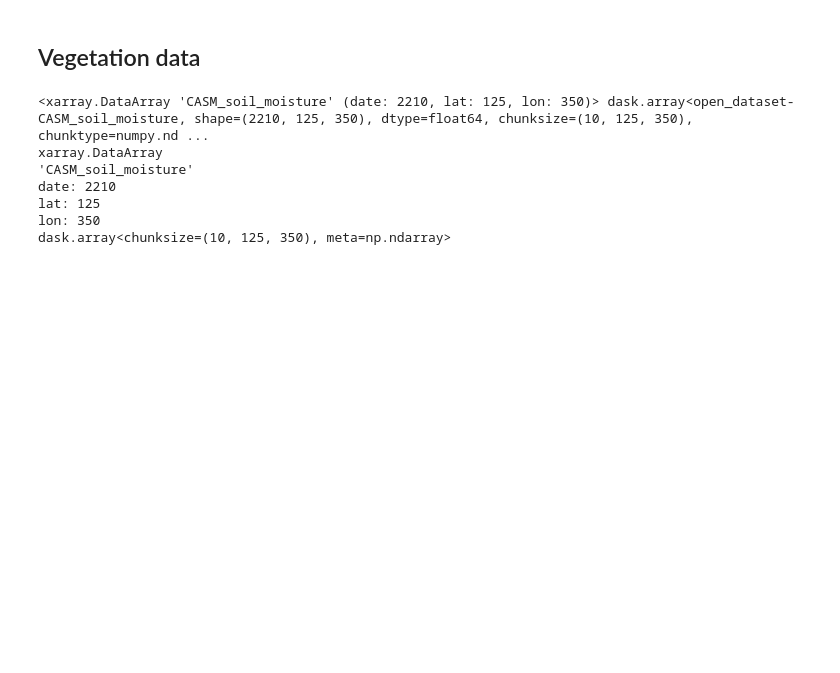
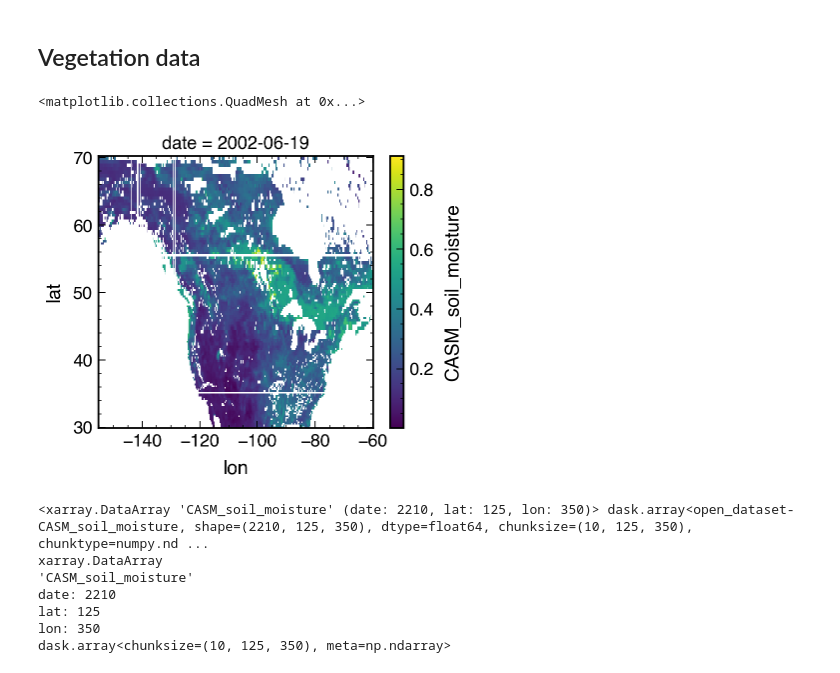
Before and after one commit to jtbuch/fire_hazard_index, a Jupyter notebook: scripts/preliminary_data_analysis.ipynb, the cells around one changed output. Drawn from its saved outputs; the diff is of its cells as text; code cells hidden in the pictures; blank space fills up the shorter version.

```diff
--- a/scripts/preliminary_data_analysis.ipynb
+++ b/scripts/preliminary_data_analysis.ipynb
@@ -61,10 +61,20 @@ cols_default = plt.rcParams['axes.prop_cycle'].by_key()['color']
 %matplotlib inline
 %config IPython.matplotlib.backend = 'retina'
 %config InlineBackend.figure_format = 'retina'
+# %%
+plt.rcParams.update({
+    "text.usetex": False,
+    "font.family": "Helvetica"
+})
 # %% [markdown]
 ## Vegetation data
 # %%
-casm_ds= xarray.open_dataset('../data/casm_for_jatan.nc', chunks={"date": 10})
+casm_ds= xarray.open_dataset('../data/casm_for_jatan.nc') #, chunks={"date": 10}
+# %%
+casm_ds.CASM_soil_moisture[0].plot()
+# %% [output]
+<matplotlib.collections.QuadMesh at 0x...>
+[figure, added]
 # %%
 casm_ds.CASM_soil_moisture
 # %% [output]
```
Also changed, not shown: parts of 12 cells of this notebook, 1 other file.
